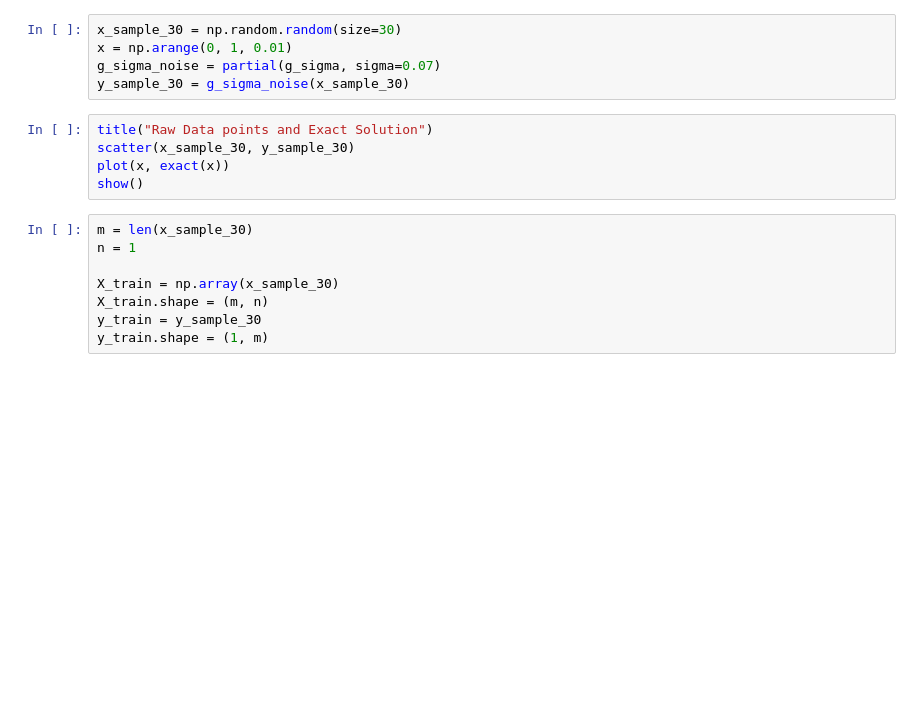
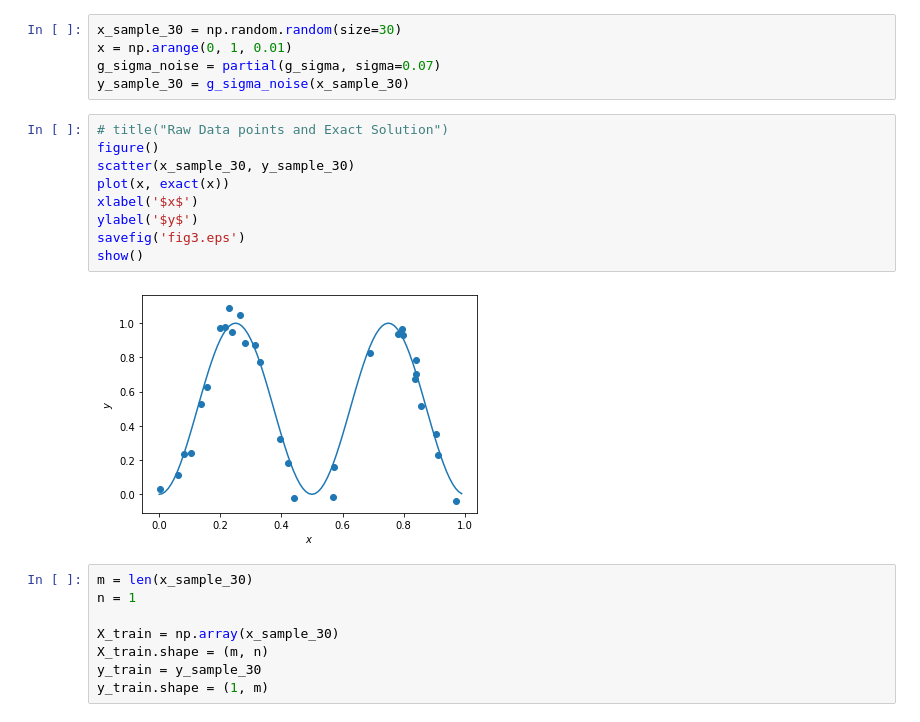
Before and after one commit to skailasa/ml, a Jupyter notebook: supervised_learning_course/coursework_1.ipynb, the cells around one changed output. Cells and saved outputs as stored; diff of their text form; blank space fills up the shorter version.

```diff
--- a/supervised_learning_course/coursework_1.ipynb
+++ b/supervised_learning_course/coursework_1.ipynb
@@ -138,10 +177,16 @@ x = np.arange(0, 1, 0.01)
 g_sigma_noise = partial(g_sigma, sigma=0.07)
 y_sample_30 = g_sigma_noise(x_sample_30)
 # %%
-title("Raw Data points and Exact Solution")
+# title("Raw Data points and Exact Solution")
+figure()
 scatter(x_sample_30, y_sample_30)
 plot(x, exact(x))
+xlabel('$x$')
+ylabel('$y$')
+savefig('fig3.eps')
 show()
+# %% [output]
+[figure, added]
 # %%
 m = len(x_sample_30)
 n = 1
```
Also changed, not shown: parts of 30 cells of this notebook.
